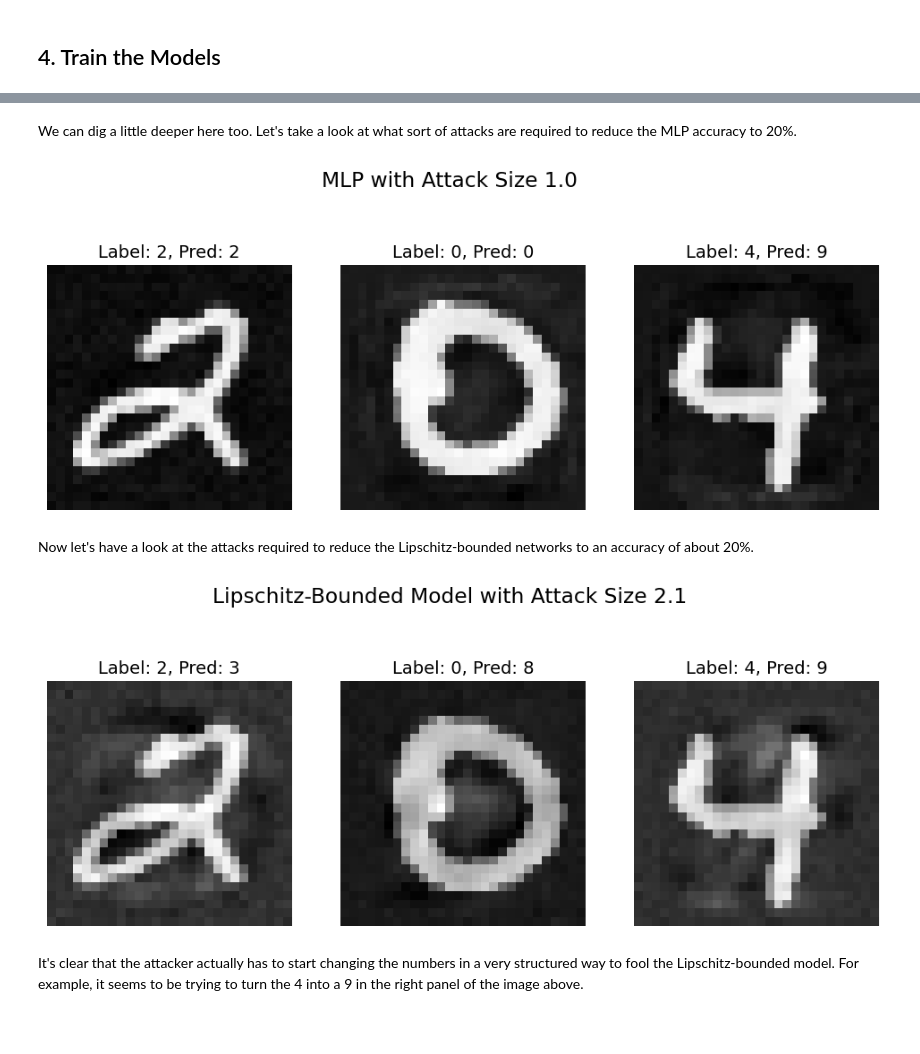
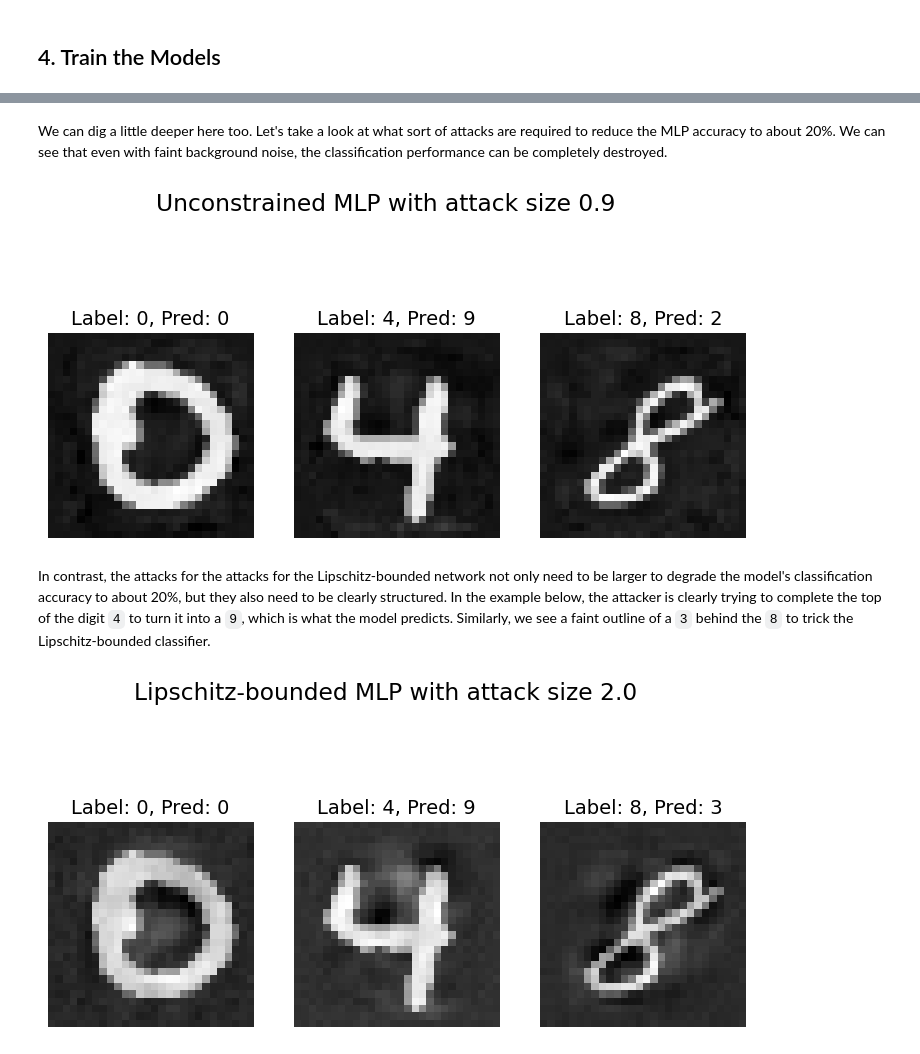
Before and after one commit to acfr/RobustNeuralNetworks, a Jupyter notebook: examples/sandwich_mnist.ipynb, the cells around one changed output, grey strips where cells are left out. Cells and saved outputs as stored; diff of their text form; code cells hidden in the pictures; blank space fills up the shorter version.

```diff
--- a/examples/sandwich_mnist.ipynb
+++ b/examples/sandwich_mnist.ipynb
@@ -298,22 +303,13 @@ Now we can check out the results with some plots.
 # %%
 color_mlp = "#009E73"
-color_lbdn = "#D55E00"
+color_lip = "#D55E00"
 
-fig, (ax1, ax2) = plt.subplots(1, 2, figsize=(6, 3))
-
-ax1.plot(metrics_mlp["step"], metrics_mlp["test_loss"], color=color_mlp, label="MLP")
-ax2.plot(metrics_mlp["step"], metrics_mlp["test_accuracy"], color=color_mlp, label="MLP")
-
-ax1.plot(metrics_lbdn["step"], metrics_lbdn["test_loss"], "--", color=color_lbdn, label="Lipschitz")
-ax2.plot(metrics_lbdn["step"], metrics_lbdn["test_accuracy"], "--", color=color_lbdn, label="Lipschitz")
-
-ax1.set_xlabel("Training epochs")
-ax2.set_xlabel("Training epochs")
-ax1.set_ylabel("Test loss")
-ax2.set_ylabel("Test accuracy (\%)")
-
-ax1.legend()
-ax2.legend()
-
+fig, ax = plt.subplots(1, 1, figsize=(6, 4))
+ax.plot(metrics_mlp["step"], metrics_mlp["test_accuracy"], color=color_mlp, label="Unconstrained")
+ax.plot(metrics_lip["step"], metrics_lip["test_accuracy"], "--", color=color_lip, label="Lipschitz")
+ax.set_xlabel("Training epochs")
+ax.set_ylabel("Test accuracy (\%)")
+ax.set_xlim(0, train_steps)
+ax.legend(loc="lower right")
 plt.tight_layout()
 # %% [output]
@@ -323,10 +319,13 @@ As we can see, the Lipschtiz-bounded network and MLP achieve a similar final acc
 # %%
+#@title Visualise predictions on the test dataset
+
 def plot_mnist_results(test_batch, pred, name):
 
-    fig, axs = plt.subplots(1, 3, figsize=(12, 5))
+    fig, axs = plt.subplots(1, 3, figsize=(9, 5))
     for i, ax in enumerate(axs.flatten()):
 
         # Reshape image again for plotting
+        i = i + 1   # Choose nice examples
         label = test_batch['label'][i]
         image = test_batch['image'][i]
         image = jnp.reshape(image, (28, 28))
@@ -337,3 +336,12 @@ def plot_mnist_results(test_batch, pred, name):
         ax.axis('off')
         fig.suptitle(name)
     plt.show()
+
+# Run the predictions
+test_batch = test_ds.as_numpy_iterator().next()
+pred_mlp = predict(model_mlp, params_mlp, test_batch)
+pred_lip = predict(model_lip, params_lip, test_batch)
+
+# Plot the predictions
+plot_mnist_results(test_batch, pred_mlp, "Unconstrained MLP")
+plot_mnist_results(test_batch, pred_lip, "Lipschitz-bounded MLP")
@@ -441,20 +445,18 @@ plt.tight_layout()
 # %% [markdown]
-We can dig a little deeper here too. Let's take a look at what sort of attacks are required to reduce the MLP accuracy to 20%.
+We can dig a little deeper here too. Let's take a look at what sort of attacks are required to reduce the MLP accuracy to about 20%. We can see that even with faint background noise, the classification performance can be completely destroyed.
 # %%
-attack_size = 1.0
+attack_size = 0.9
 _, attack_batch_mlp = pgd_attack(model_mlp, params_mlp, test_batch, attack_size)
 pred_mlp = predict(model_mlp, params_mlp, attack_batch_mlp)
-plot_mnist_results(attack_batch_mlp, pred_mlp, "MLP with Attack Size 1.0")
+plot_mnist_results(attack_batch_mlp, pred_mlp, f"Unconstrained MLP with attack size {attack_size}")
 # %% [output]
-[figure, old version]
+[figure, new version]
 # %% [markdown]
-Now let's have a look at the attacks required to reduce the Lipschitz-bounded networks to an accuracy of about 20%.
+In contrast, the attacks for the attacks for the Lipschitz-bounded network not only need to be larger to degrade the model's classification accuracy to about 20%, but they also need to be clearly structured. In the example below, the attacker is clearly trying to complete the top of the digit `4` to turn it into a `9`, which is what the model predicts. Similarly, we see a faint outline of a `3` behind the `8` to trick the Lipschitz-bounded classifier.
 # %%
-attack_size = 2.1
-_, attack_batch_lbdn = pgd_attack(model_lbdn, params_lbdn, test_batch, attack_size)
-pred_lbdn = predict(model_lbdn, params_lbdn, attack_batch_lbdn)
-plot_mnist_results(attack_batch_lbdn, pred_lbdn, "Lipschitz-Bounded Model with Attack Size 2.1")
+attack_size = 2.0
+_, attack_batch_lip = pgd_attack(model_lip, params_lip, test_batch, attack_size)
+pred_lip = predict(model_lip, params_lip, attack_batch_lip)
+plot_mnist_results(attack_batch_lip, pred_lip, f"Lipschitz-bounded MLP with attack size {attack_size}")
 # %% [output]
-[figure, old version]
+[figure, new version]
-# %% [markdown]
-It's clear that the attacker actually has to start changing the numbers in a very structured way to fool the Lipschitz-bounded model. For example, it seems to be trying to turn the 4 into a 9 in the right panel of the image above.
```
Also changed, not shown: parts of 51 cells of this notebook, 1 other file.
